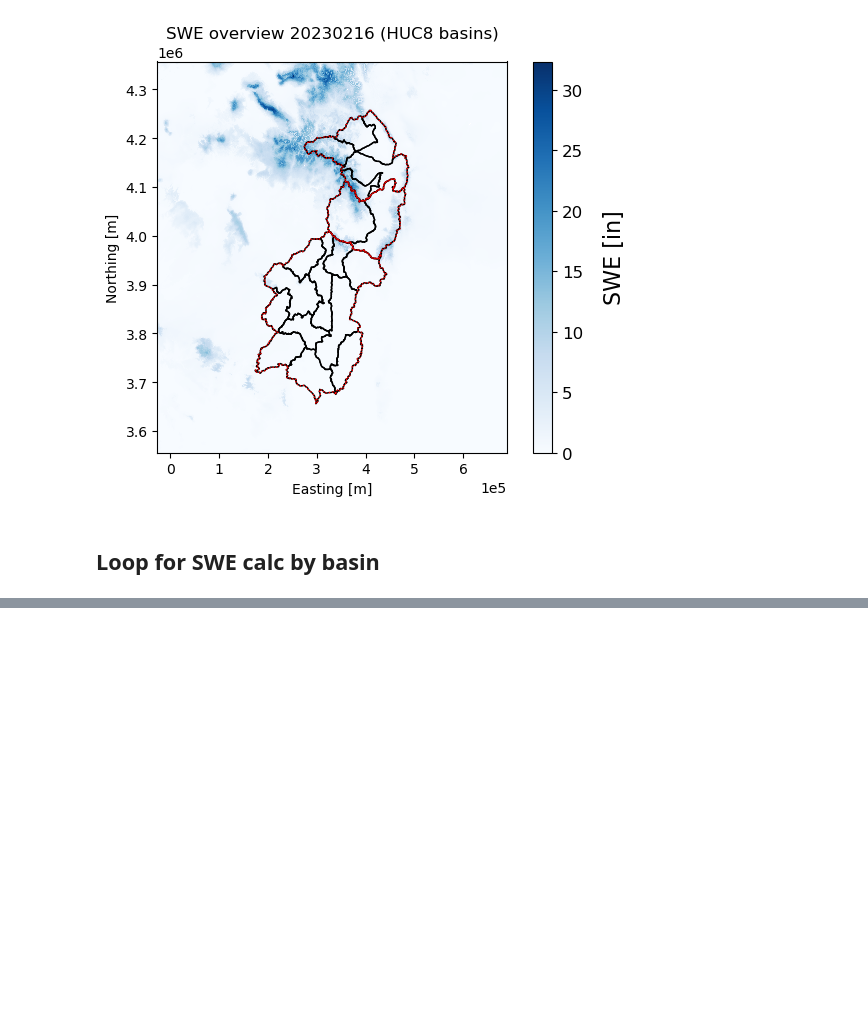
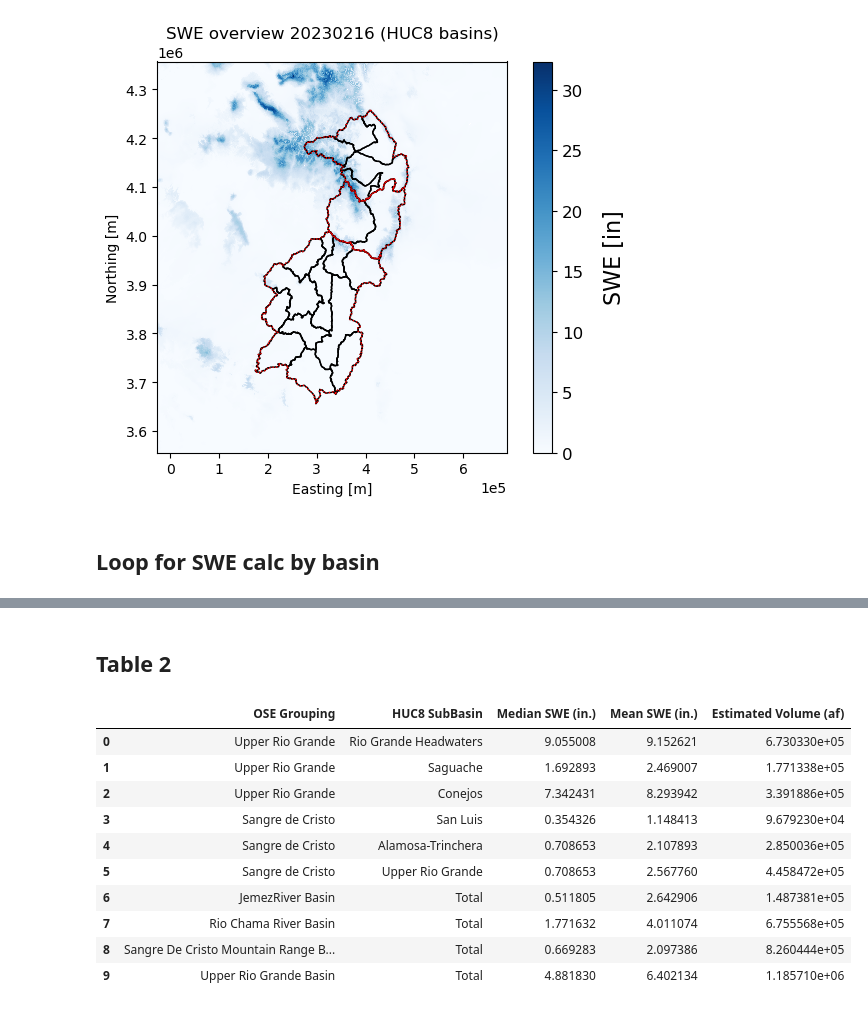
Before and after one commit to max-gersh/SWE-Evaluation-Tool, a Jupyter notebook: logan/swe_tables_snodas.ipynb, the cells around one changed output, grey strips where cells are left out. Cells and saved outputs as stored; diff of their text form; code cells hidden in the pictures; blank space fills up the shorter version.

```diff
--- a/logan/swe_tables_snodas.ipynb
+++ b/logan/swe_tables_snodas.ipynb
@@ -21,7 +75,7 @@ snodas_utm = snodas.rio.reproject('epsg:26913', resolution=1000)
 huc6 = gpd.read_file('../data/Shapefiles/WBDHU6_RG/WBDHU6_RG.shp').to_crs('epsg:26913')
 huc8 = gpd.read_file('../data/Shapefiles/WBDHU8_RG/WBDHU8_RG.shp').to_crs('epsg:26913')
 huc8 = huc8.drop(huc8.index[72]) #remove Rio Salado polygon in Mexico
-OSE = gpd.read_file('../data/Shapefiles/OSE_Basin_Designations/SubBasins_Dissolve.shp').to_crs('epsg:26913')
+ose = gpd.read_file('../data/Shapefiles/OSE_Basin_Designations/SubBasins_Dissolve.shp').to_crs('epsg:26913')
 # %%
 ## filter data to polygons of interest
 huc6_polys = ['Rio Grande Headwaters', 'Upper Rio Grande',
@@ -44,8 +98,12 @@ huc8 = huc8[huc8['Name'].isin(huc8_polys)]
 huc8 = huc8.set_index('Name', drop = False)
 huc8 = huc8.reindex(huc8_polys)
 
+## filter ose polygons
+ose = ose.loc[ose['SubBasin'] != 'San Juan River Basin']
+ose = ose.rename(columns={'SubBasin': 'Name'})
+
 ## confirm CRS are all equal
-OSE.crs == huc8.crs == huc6.crs == snodas.rio.crs
+ose.crs == huc8.crs == huc6.crs == snodas.rio.crs
 
 ## add huc6 basin and region columns to huc8 shapefile for table 1
 ## huc6 basins
@@ -59,6 +117,8 @@ region = np.repeat('Rio Grande', [18], axis = 0)
 huc8['HUC6 Basin'] = huc6_basin
 huc8['Region'] = region
 huc8.head()
+#huc6.head()
+#ose.head()
 # %% [output]
 |  | OBJECTID | TNMID | MetaSource | SourceData | SourceOrig | SourceFeat | LoadDate | AreaSqKm | AreaAcres | ... |
 | Name |  |  |  |  |  |  |  |  |  | ... |
@@ -150,0 +228,46 @@ swe_df_table
+# %% [markdown]
+## Table 2
+# %%
+huc8_ose_polys = ['Rio Grande Headwaters', 'Saguache',
+                  'Conejos', 'San Luis',
+                  'Alamosa-Trinchera', 'Upper Rio Grande']
+huc8_ose = huc8[huc8['Name'].isin(huc8_ose_polys)]
+
+## sort by polygon order
+huc8_ose = huc8_ose.set_index('Name', drop = False)
+huc8_ose = huc8_ose.reindex(huc8_ose_polys)
+
+## add ose basin column
+ose_grouping = np.array(['Upper Rio Grande',
+                       'Sangre de Cristo'])
+ose_grouping = np.repeat(ose_grouping, [3, 3], axis=0)
+
+huc8_ose['OSE Grouping'] = ose_grouping
+
+## create table
+huc8_ose_stats = swe_stat_calc(snodas_clip, huc8_ose)
+huc8_ose_stats = huc8_ose_stats.rename(columns={'name': 'HUC8 SubBasin'})
+huc8_ose_stats['OSE Grouping'] = ose_grouping
+
+
+ose_stats = swe_stat_calc(snodas_clip, ose)
+ose_stats = ose_stats.rename(columns={'name': 'OSE Grouping'})
+ose_stats['HUC8 SubBasin'] = np.repeat('Total', [4], axis=0)
+
+#huc6_stats
+table2 = pd.concat([huc8_ose_stats, ose_stats], ignore_index=True)
+table2 = table2[['OSE Grouping', 'HUC8 SubBasin', 'Median SWE (in.)',
+                 'Mean SWE (in.)', 'Estimated Volume (af)']]
+table2
+# %% [output]
+|  | OSE Grouping | HUC8 SubBasin | Median SWE (in.) | Mean SWE (in.) | Estimated Volume (af) |
+| 0 | Upper Rio Grande | Rio Grande Headwaters | 9.055008 | 9.152621 | 6.730330e+05 |
+| 1 | Upper Rio Grande | Saguache | 1.692893 | 2.469007 | 1.771338e+05 |
+| 2 | Upper Rio Grande | Conejos | 7.342431 | 8.293942 | 3.391886e+05 |
+| 3 | Sangre de Cristo | San Luis | 0.354326 | 1.148413 | 9.679230e+04 |
+| 4 | Sangre de Cristo | Alamosa-Trinchera | 0.708653 | 2.107893 | 2.850036e+05 |
+| 5 | Sangre de Cristo | Upper Rio Grande | 0.708653 | 2.567760 | 4.458472e+05 |
+| 6 | JemezRiver Basin | Total | 0.511805 | 2.642906 | 1.487381e+05 |
+| 7 | Rio Chama River Basin | Total | 1.771632 | 4.011074 | 6.755568e+05 |
+| 8 | Sangre De Cristo Mountain Range B... | Total | 0.669283 | 2.097386 | 8.260444e+05 |
+| 9 | Upper Rio Grande Basin | Total | 4.881830 | 6.402134 | 1.185710e+06 |
```
Also changed, not shown: parts of 4 cells of this notebook.
